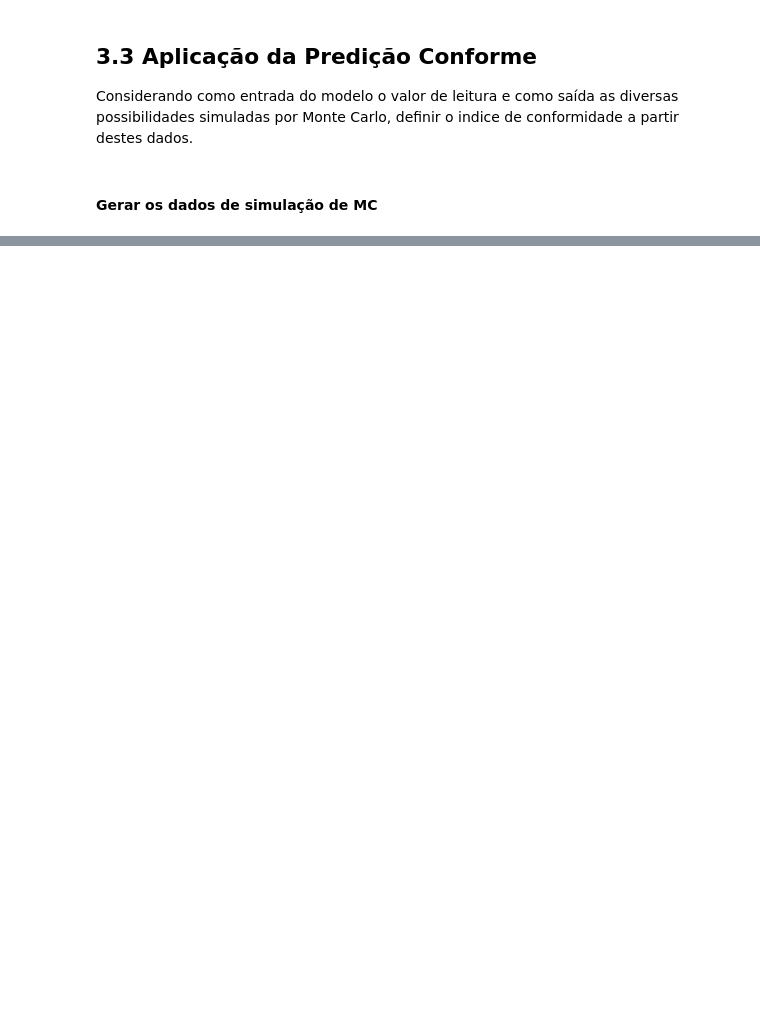
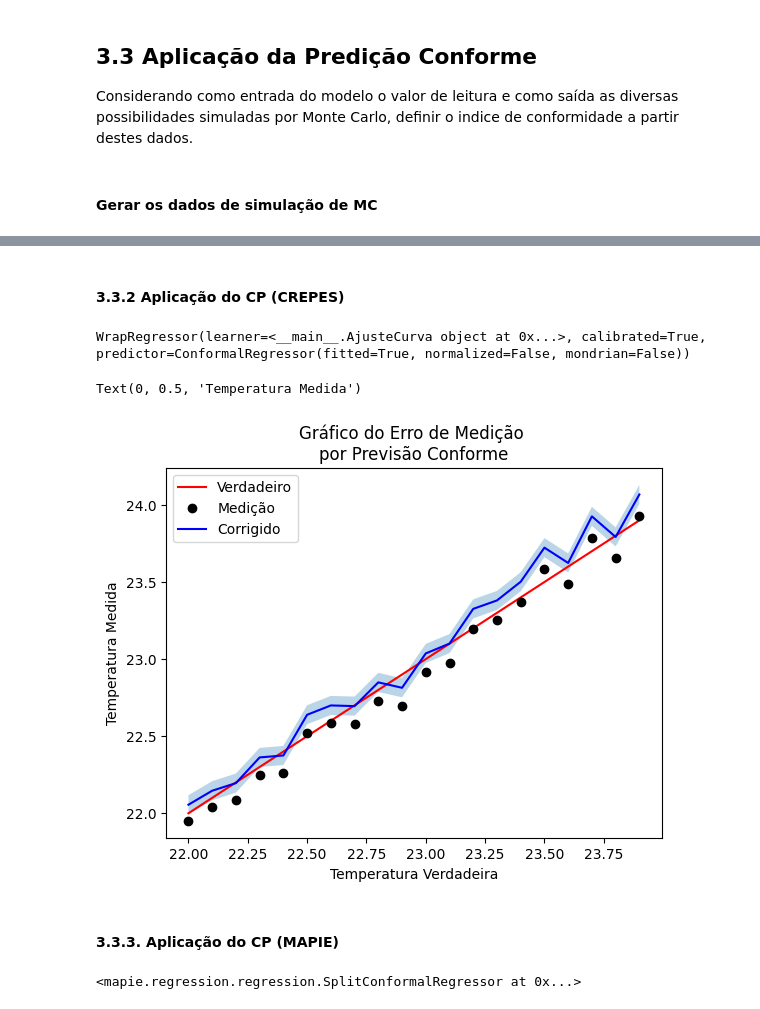
Before and after one commit to c-mmonteiro/estudos, a Jupyter notebook: Estudo_Minimos_Quadrados.ipynb, the cells around one changed output, grey strips where cells are left out. Cells and saved outputs as stored; diff of their text form; code cells hidden in the pictures; blank space fills up the shorter version.

```diff
--- a/Estudo_Minimos_Quadrados.ipynb
+++ b/Estudo_Minimos_Quadrados.ipynb
@@ -348,0 +356,31 @@ Text(0, 0.5, 'Temperatura Medida')
+# %% [markdown]
+#### 3.3.2 Aplicação do CP (CREPES)
+# %%
+rf = WrapRegressor(model_2)
+rf.calibrate(np.array(mc_cp_medicao).reshape(-1,1), np.array(mc_cp_temp_simulation).reshape(-1,1), cps=False)
+# %% [output]
+WrapRegressor(learner=<__main__.AjusteCurva object at 0x...>, calibrated=True, predictor=ConformalRegressor(fitted=True, normalized=False, mondrian=False))
+# %%
+y_pred = rf.predict(np.array(t_test))
+cp_int = rf.predict_int(np.array(t_test), confidence=0.95)
+
+plt.plot(t_ref, t_ref, 'r', label='Verdadeiro')
+plt.plot(t_ref, t_test, 'ko', label='Medição')
+plt.plot(t_ref, y_pred, 'b', label='Corrigido')
+plt.fill_between(t_ref, cp_int[:, 0], cp_int[:, 1], alpha=0.3)
+plt.legend()
+plt.title('Gráfico do Erro de Medição \npor Previsão Conforme')
+plt.xlabel('Temperatura Verdadeira')
+plt.ylabel('Temperatura Medida')
+# %% [output]
+Text(0, 0.5, 'Temperatura Medida')
+[figure, added]
+# %% [markdown]
+#### 3.3.3. Aplicação do CP (MAPIE)
+# %%
+mapie_regressor = SplitConformalRegressor(
+    estimator=model_2, confidence_level=0.95, prefit=True
+)
+mapie_regressor.conformalize(np.array(mc_cp_medicao).reshape(-1,1), np.array(mc_cp_temp_simulation).reshape(-1,1))
+# %% [output]
+<mapie.regression.regression.SplitConformalRegressor at 0x...>
```
Also changed, not shown: parts of 9 cells of this notebook.
